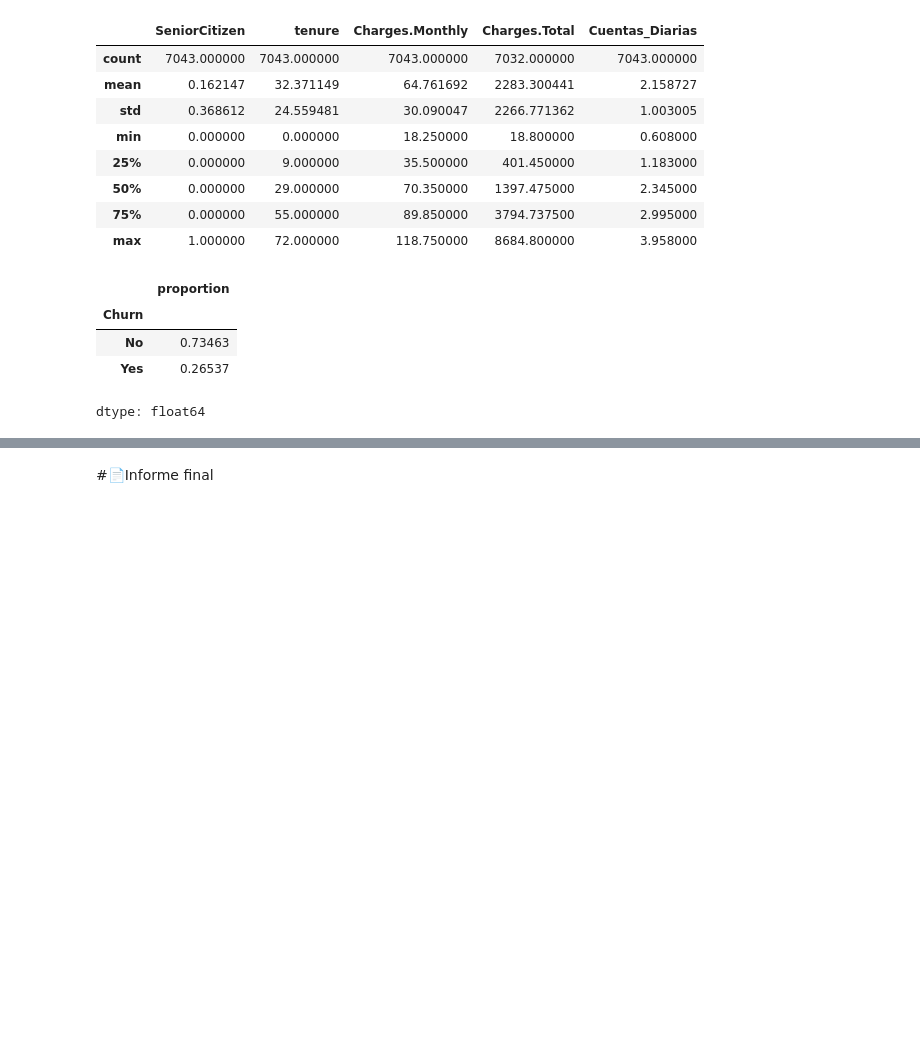
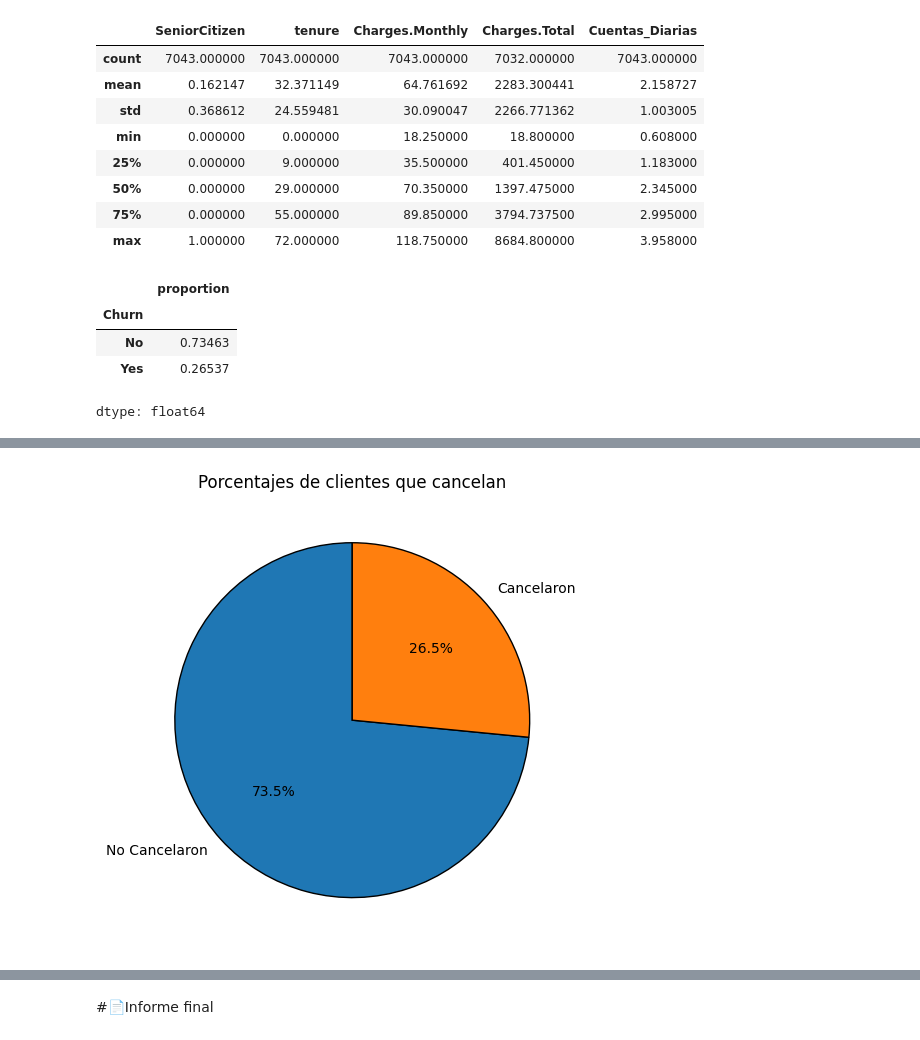
Before and after one commit to RaRamos2025/Challenge-TelecomX_LATAM, a Jupyter notebook: TelecomX_LATAM.ipynb, the cells around one changed output, grey strips where cells are left out. Drawn from its saved outputs; the diff is of its cells as text; code cells hidden in the pictures; blank space fills up the shorter version.

```diff
--- a/TelecomX_LATAM.ipynb
+++ b/TelecomX_LATAM.ipynb
@@ -338,3 +338,16 @@ px.histogram(df_normalizado, x = 'Churn', text_auto = True, color = 'Churn')
 # %% [output]
 [interactive output not drawn]
+# %%
+valores = df_normalizado['Churn'].value_counts()
+etiquetas = ['No Cancelaron', 'Cancelaron']
+
+plt.figure(figsize=(5, 5))
+plt.pie(valores, labels=etiquetas, autopct='%1.1f%%', startangle=90, wedgeprops={'edgecolor': 'black'})
+plt.title('Porcentajes de clientes que cancelan', fontsize=12)
+plt.axis('equal')
+plt.tight_layout()
+
+plt.show()
+# %% [output]
+[figure, added]
 # %%
```
Also changed, not shown: parts of 5 cells of this notebook.
